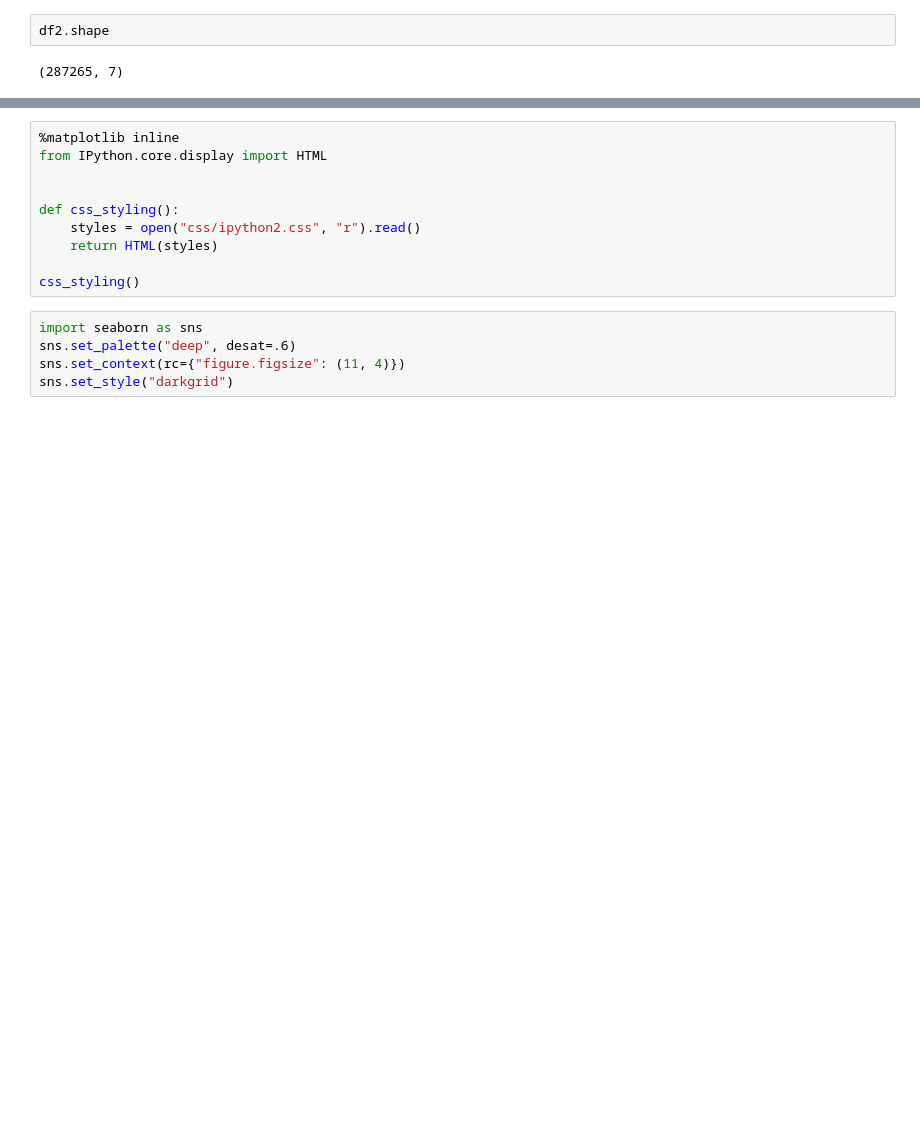
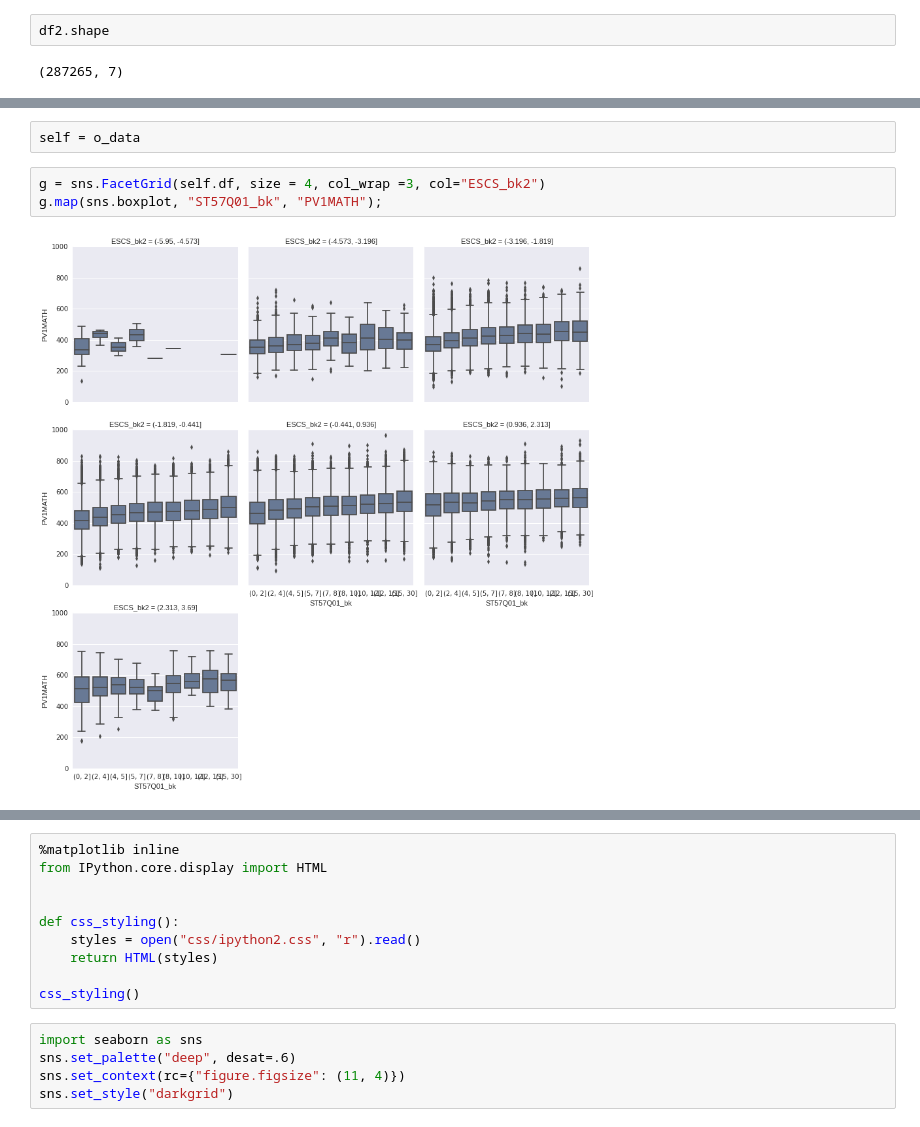
Before and after one commit to ucaiado/DATAVIS_UDACITY, a Jupyter notebook: report_aux.ipynb, the cells around one changed output, grey strips where cells are left out. Cells and saved outputs as stored; diff of their text form; blank space fills up the shorter version.

```diff
--- a/report_aux.ipynb
+++ b/report_aux.ipynb
@@ -884,0 +911,7 @@ df2.shape
+# %%
+self = o_data
+# %%
+g = sns.FacetGrid(self.df, size = 4, col_wrap =3, col="ESCS_bk2")
+g.map(sns.boxplot, "ST57Q01_bk", "PV1MATH");
+# %% [output]
+[figure, added]
```
Also changed, not shown: parts of 12 cells of this notebook, 3 other files.
